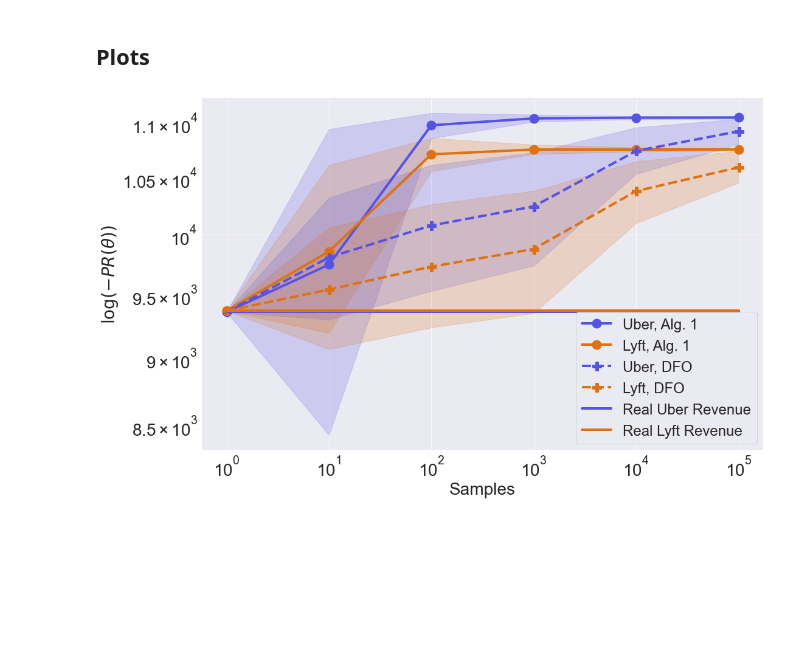
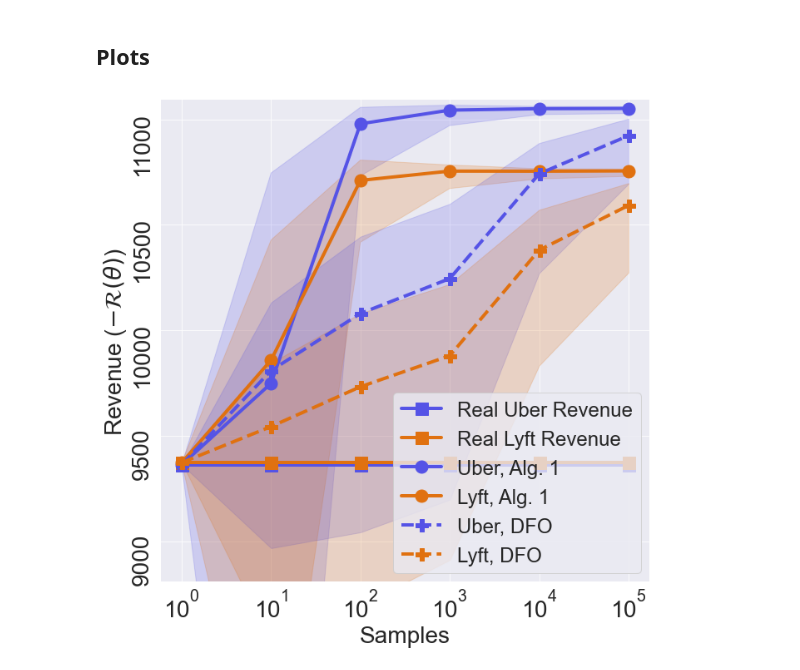
Before and after one commit to evanjfaulkner/DD-Games, a Jupyter notebook: Uber Lyft Simulation/Uber_vs_Lyft_convergence.ipynb, the cells around one changed output. Saved outputs shown, nothing was run; the diff lists cells and outputs as text; code cells hidden in the pictures; blank space fills up the shorter version.

Commit message:
9-24-21 rideshare convergence plot

```diff
--- a/Uber Lyft Simulation/Uber_vs_Lyft_convergence.ipynb
+++ b/Uber Lyft Simulation/Uber_vs_Lyft_convergence.ipynb
@@ -203,33 +206,36 @@ r4_lo = np.insert(r4_sort[lo],0,base_lyft)
 # %%
 plt.rcParams['font.size'] = 28
 plt.rcParams['axes.linewidth'] = 4
-plt.figure(figsize=(16,10))
+plt.figure(figsize=(10,10))
 
-plt.loglog(num_rounds_lst, -np.squeeze(r1_avg),
+plt.semilogx(num_rounds_lst, [np.dot(g_uber.T,prices_)[0,0] for i in range(len(num_rounds_lst))],
+             '-', color='#5553E6', label='Real Uber Revenue', lw=4, marker='s', markersize=15)
+plt.semilogx(num_rounds_lst, [np.dot(g_lyft.T,prices_)[0,0] for i in range(len(num_rounds_lst))],
+             '-', color='#E07110', label='Real Lyft Revenue', lw=4, marker='s', markersize=15)
+
+plt.semilogx(num_rounds_lst, -np.squeeze(r1_avg),
            '-', color='#5553E6', label='Uber, Alg. 1', lw=4, marker='o', markersize=15)
-plt.loglog(num_rounds_lst, -np.squeeze(r2_avg),
+plt.semilogx(num_rounds_lst, -np.squeeze(r2_avg),
            '-', color='#E07110', label='Lyft, Alg. 1', lw=4, marker='o', markersize=15)
 plt.fill_between(num_rounds_lst, -r1_hi, -r1_lo, color='#5553E6', alpha=0.2)
 plt.fill_between(num_rounds_lst, -r2_hi, -r2_lo, color='#E07110', alpha=0.2)
 
-plt.loglog(num_rounds_lst, -np.squeeze(r3_avg),
+plt.semilogx(num_rounds_lst, -np.squeeze(r3_avg),
              '--', color='#5553E6', label='Uber, DFO', lw=4, marker='P', markersize=15)
-plt.loglog(num_rounds_lst, -np.squeeze(r4_avg),
+plt.semilogx(num_rounds_lst, -np.squeeze(r4_avg),
              '--', color='#E07110', label='Lyft, DFO', lw=4, marker='P', markersize=15)
 plt.fill_between(num_rounds_lst, -r3_hi, -r3_lo, color='#5553E6', alpha=0.2)
 plt.fill_between(num_rounds_lst, -r4_hi, -r4_lo, color='#E07110', alpha=0.2)
 
-plt.loglog(num_rounds_lst, [np.dot(g_uber.T,prices_)[0,0] for i in range(len(num_rounds_lst))],
-             '-', color='#5553E6', label='Real Uber Revenue', lw=4)
-plt.loglog(num_rounds_lst, [np.dot(g_lyft.T,prices_)[0,0] for i in range(len(num_rounds_lst))],
-             '-', color='#E07110', label='Real Lyft Revenue', lw=4)
+plt.ylim(8.8e3,1.11e4)
+plt.yticks(rotation=90)
 
 plt.xlabel("Samples")
-plt.ylabel(r"$\log(-PR(\theta))$")
+plt.ylabel(r"Revenue ($-\mathcal{R}(\theta)$)")
 plt.legend(fontsize=24,loc='lower right')
 
 plt.tight_layout()
 plt.savefig('DD_regression_rideshare_convergence.jpg', format='jpg')
 plt.show()
 # %% [output]
-[figure, old version]
+[figure, new version]
```
Also changed, not shown: parts of 1 cell of this notebook, 1 other file.
